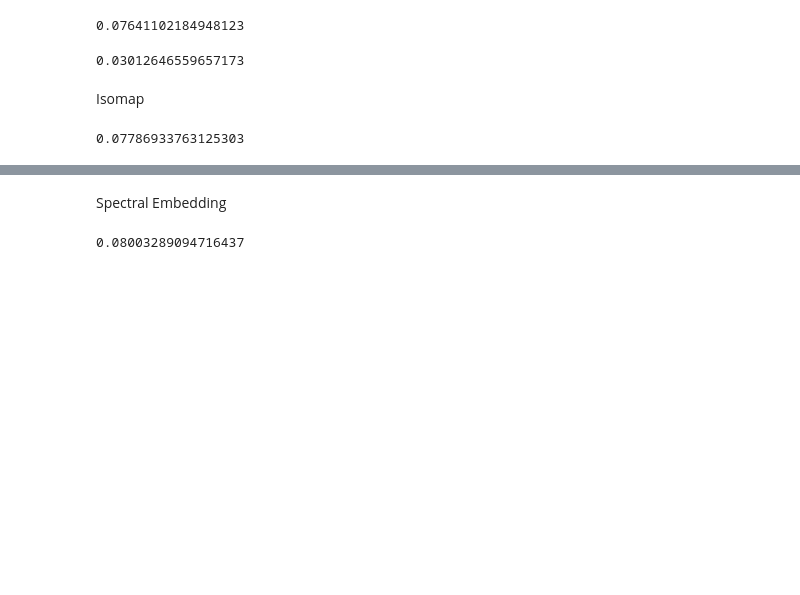
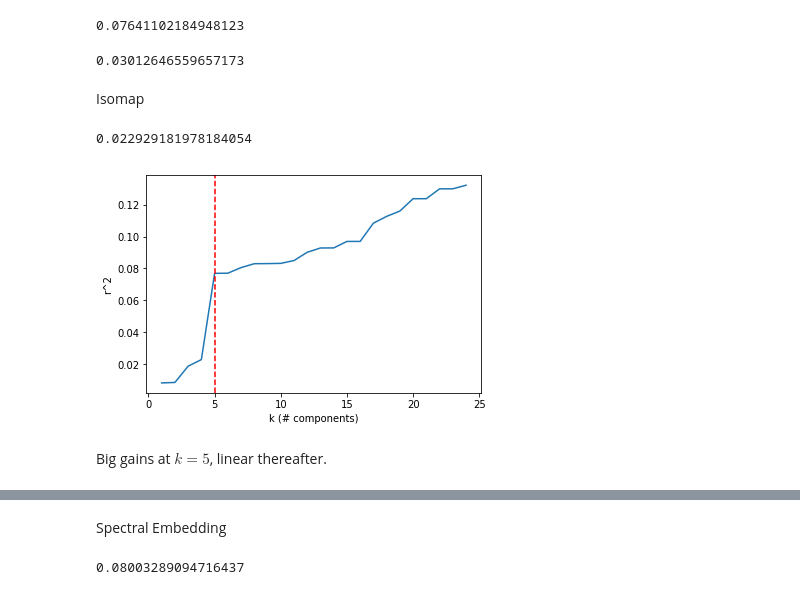
Before and after one commit to jgdenby/PortfolioFactorAnalysis, a Jupyter notebook: PortfolioFactorAnalysis.ipynb, the cells around one changed output, grey strips where cells are left out. Cells and saved outputs as stored; diff of their text form; code cells hidden in the pictures; blank space fills up the shorter version.

```diff
--- a/PortfolioFactorAnalysis.ipynb
+++ b/PortfolioFactorAnalysis.ipynb
@@ -290,0 +310,7 @@ sns.lineplot(x='k',y='r^2',data=r_2)
+# %%
+k = 7
+linPCA_k7_results = np.zeros(5)
+for i,s in enumerate(stocks.columns):
+    y = stocks[[s]]
+    linpcaZ = pd.DataFrame(linPCA(X_train, X_train, n_components=k))
+    linPCA_k7_results[i] = LinRegression(linpcaZ, y, autocor = 2)
@@ -290,0 +321,7 @@ sns.lineplot(x='k',y='r^2',data=r_2)
+# %%
+k = 20
+linPCA_k20_results = np.zeros(5)
+for i,s in enumerate(stocks.columns):
+    y = stocks[[s]]
+    linpcaZ = pd.DataFrame(linPCA(X_train, X_train, n_components=k))
+    linPCA_k20_results[i] = LinRegression(linpcaZ, y, autocor = 2)
@@ -310,9 +351,26 @@ LinRegression(rbf_kpcaZ, y)
 # %% [markdown]
 Isomap
 # %%
-k_comp = 5
-k_nn = 10
+k_comp = 4
+k_nn = 5
 isomapZ = pd.DataFrame(isomap(X_train, X_train, n_components=k_comp, n_neighbors=k_nn))
 LinRegression(isomapZ, y)
 # %% [output]
-0.07786933763125303
+0.022929181978184054
+# %%
+k_nn = 5
+r_2 = np.zeros(24)
+for i in range(1, 25):
+    k_comp=i
+    isomapZ = pd.DataFrame(isomap(X_train, X_train, n_components=k_comp, n_neighbors=k_nn))
+    r_2[i-1]=LinRegression(isomapZ, y, autocor = 2)
+r_2 = pd.DataFrame(r_2, columns=['r^2'])
+r_2['k'] = range(1,25)
+# %%
+sns.lineplot(x='k',y='r^2',data=r_2)
+plt.axvline(x=5, color = 'r', linestyle = '--')
+plt.xlabel('k (# components)');
+# %% [output]
+[figure, added]
+# %% [markdown]
+Big gains at $k=5$, linear thereafter.
```
Also changed, not shown: parts of 14 cells of this notebook.
